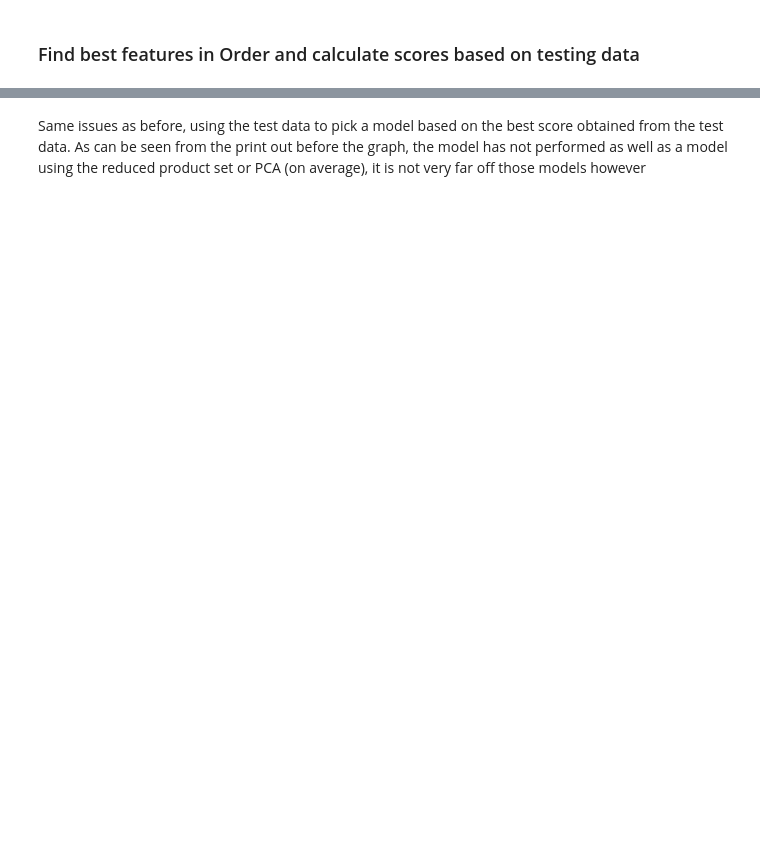
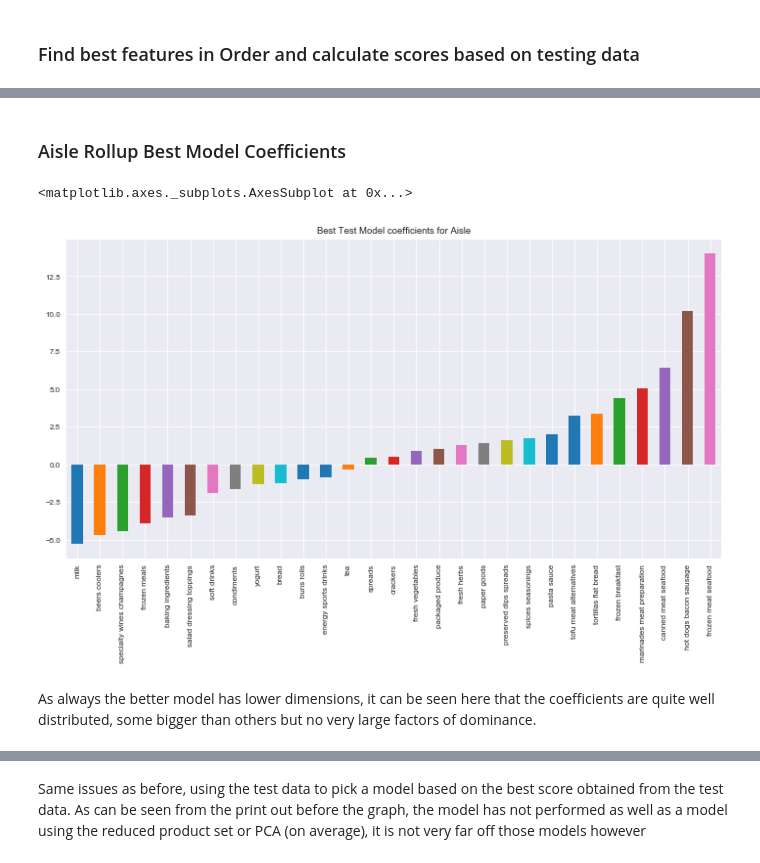
Before and after one commit to 1carew1/instacart_investigation, a Jupyter notebook: Assignment_2_Regression.ipynb, the cells around one changed output, grey strips where cells are left out. Saved outputs shown, nothing was run; the diff lists cells and outputs as text; code cells hidden in the pictures; blank space fills up the shorter version.

```diff
--- a/Assignment_2_Regression.ipynb
+++ b/Assignment_2_Regression.ipynb
@@ -580,3 +592,14 @@ Best Score using test data : 0.4094224591172515 Score using train data : 0.20293
+# %% [markdown]
+### Aisle Rollup Best Model Coefficients
+# %%
+best_aisle_model_test_predictors = X_train[best_features_test].columns
+best_aisle_model_test_coef = pd.Series(best_aisle_model_test.coef_,best_aisle_model_test_predictors).sort_values()
+best_aisle_model_test_coef.plot(kind='bar', title="Best Test Model coefficients for Aisle")
+# %% [output]
+<matplotlib.axes._subplots.AxesSubplot at 0x...>
+[figure, added]
+# %% [markdown]
+As always the better model has lower dimensions, it can be seen here that the coefficients are quite well distributed, some bigger than others but no very large factors of dominance.
 # %%
 plt.title("Score using Test for Aisle versus features")
 plt.xlabel('Number of features')
```
Also changed, not shown: parts of 56 cells of this notebook.
